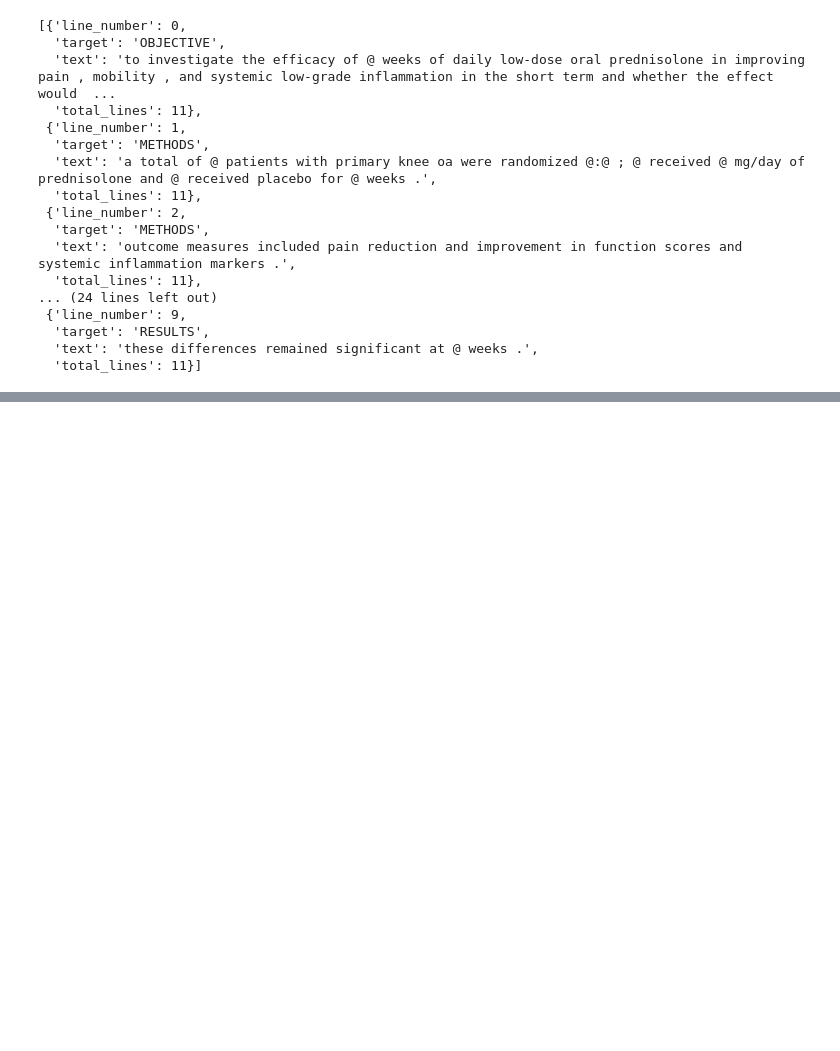
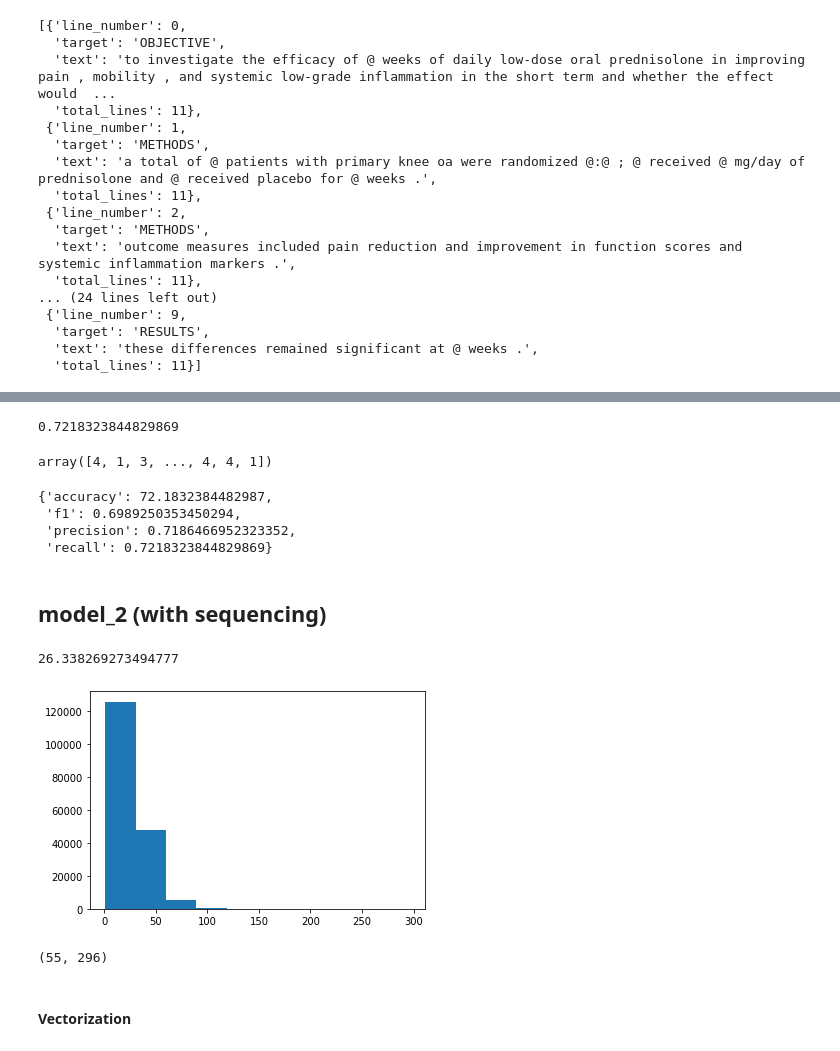
Before and after one commit to hecshzye/nlp-medical-abstract-pubmed-rct, a Jupyter notebook: nlp_pubmed_rct_classification.ipynb, the cells around one changed output, grey strips where cells are left out. Saved outputs shown, nothing was run; the diff lists cells and outputs as text; code cells hidden in the pictures; blank space fills up the shorter version.

```diff
--- a/nlp_pubmed_rct_classification.ipynb
+++ b/nlp_pubmed_rct_classification.ipynb
@@ -168,0 +215,6 @@ train_samples[:10]
+# %%
+# List of sentences (abstract text lines -> lists)
+train_sentences = train_df["text"].tolist()
+val_sentences = val_df["text"].tolist()
+test_sentences = test_df["text"].tolist()
+len(train_sentences), len(val_sentences), len(test_sentences)
@@ -168,0 +287,59 @@ train_samples[:10]
+# %%
+# model_1
+from sklearn.feature_extraction.text import TfidfVectorizer
+from sklearn.pipeline import Pipeline
+from sklearn.naive_bayes import MultinomialNB
+
+model_1 = Pipeline([
+                    ("tf-idf", TfidfVectorizer()),
+                    ("clf", MultinomialNB())
+])
+
+model_1.fit(X=train_sentences,
+            y=train_labels_encoded)
+
+model_1.score(X=val_sentences,
+              y=val_labels_encoded)
+# %% [output]
+0.7218323844829869
+# %%
+# Prediction on model_1
+model_1_preds = model_1.predict(val_sentences)
+model_1_preds
+# %% [output]
+array([4, 1, 3, ..., 4, 4, 1])
+# %%
+# Evaluation
+model_1_results = calculate_results(y_true=val_labels_encoded,
+                                  y_pred=model_1_preds)
+model_1_results
+# %% [output]
+{'accuracy': 72.1832384482987,
+ 'f1': 0.6989250353450294,
+ 'precision': 0.7186466952323352,
+ 'recall': 0.7218323844829869}
+# %% [markdown]
+## model_2 (with sequencing)
+# %%
+# model_2 data preprocessing
+
+from tensorflow.keras import layers
+
+# average length of sentence
+sentence_len = [len(sentence.split()) for sentence in train_sentences]
+avg_sentence_len = np.mean(sentence_len)
+avg_sentence_len
+# %% [output]
+26.338269273494777
+# %%
+plt.hist(sentence_len, bins=10);
+# %% [output]
+[figure, added]
+# %%
+# check the % of sentences length between 0-50 & max sentence length
+output_seq_len = int(np.percentile(sentence_len, 95))
+output_seq_len, max(sentence_len)
+# %% [output]
+(55, 296)
+# %% [markdown]
+#### Vectorization
```
Also changed, not shown: parts of 21 cells of this notebook.
